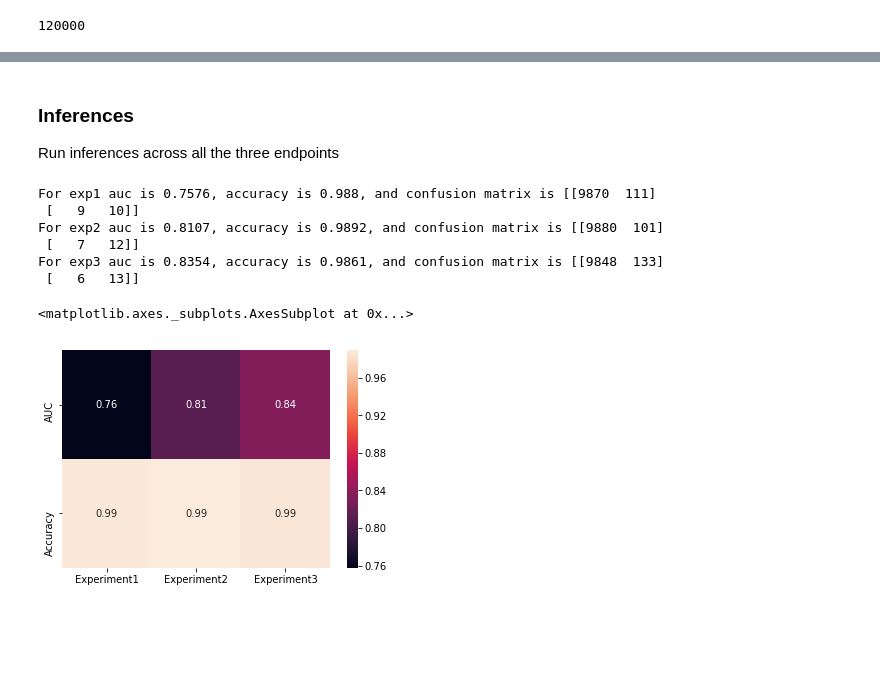
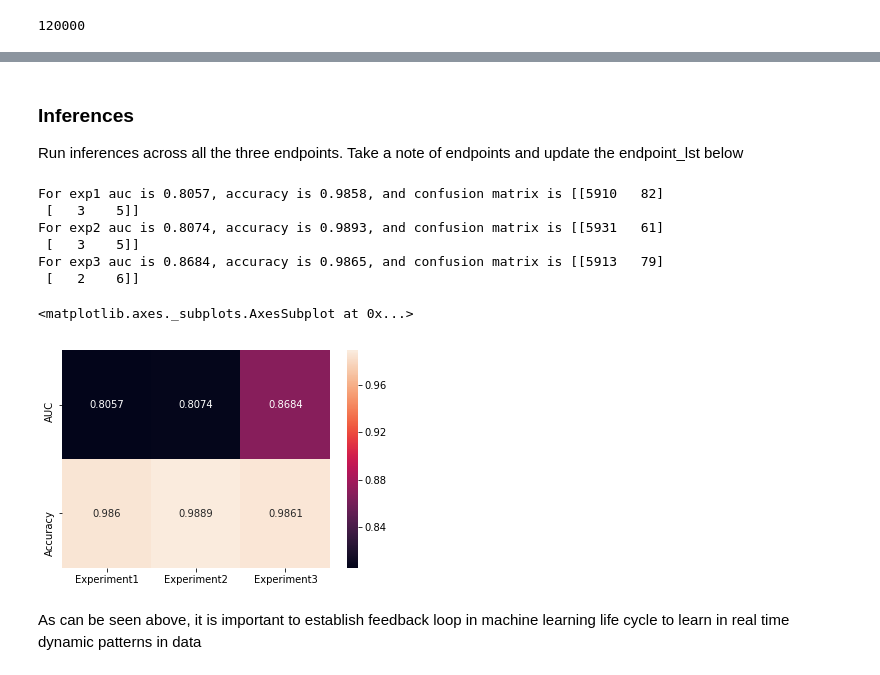
Before and after one commit to PacktPublishing/Hands-On-Artificial-Intelligence-on-Amazon-Web-Services, a Jupyter notebook: Ch14_ModelPerformanceDegradation/Code/ClickFraud_Tracking.ipynb, the cells around one changed output, grey strips where cells are left out. Cells and saved outputs as stored; diff of their text form; code cells hidden in the pictures; blank space fills up the shorter version.

```diff
--- a/Ch14_ModelPerformanceDegradation/Code/ClickFraud_Tracking.ipynb
+++ b/Ch14_ModelPerformanceDegradation/Code/ClickFraud_Tracking.ipynb
@@ -494,35 +532,37 @@ xgb_model.deploy(initial_instance_count=1,
 # %% [markdown]
 ### Inferences
-Run inferences across all the three endpoints
+Run inferences across all the three endpoints. Take a note of endpoints and update the endpoint_lst below
 # %%
 # Get the deployed endpoint names
 
-enpoint_lst = ['xgboost-2019-05-12-22-26-51-776' , 'xgboost-2019-05-12-22-18-44-944', 'xgboost-2019-05-12-22-08-24-547']  #exp1, exp2, exp3
+enpoint_lst = ['xgboost-2019-06-24-15-22-33-935' , 'xgboost-2019-06-24-15-31-29-918', 'xgboost-2019-06-24-15-40-47-429']  #exp1, exp2, exp3
 predictions = {}
 
 for ind, endpoint in enumerate(enpoint_lst):
     xgb_predictor = sagemaker.predictor.RealTimePredictor(endpoint, sagemaker_session=sess, serializer=csv_serializer, deserializer=None, content_type='text/csv', accept=None)
-    predictions[exp_lst[ind]] = xgb_predictor.predict(test_data.as_matrix()[:10000, 1:]).decode('utf-8')
+    predictions[exp_lst[ind]] = xgb_predictor.predict(test_data.values[:6000, 1:]).decode('utf-8')
     predictions[exp_lst[ind]] = np.fromstring(predictions[exp_lst[ind]][1:], sep=',') #A new 1-D array initialized from text data in a string.
 #     pd.crosstab(index=test_data.as_matrix()[:10000, 0], columns=np.round(predictions[exp_lst[ind]]), rownames=['actual'], colnames=['predictions'])
 #     plt.hist(predictions1)
 #     plt.show()
-    c_mat = confusion_matrix(test_data.as_matrix()[:10000, 0], np.round(predictions[exp_lst[ind]])) ## Predicted vs. actual outcome
-    accuracy = round(accuracy_score(test_data.as_matrix()[:10000, 0], np.round(predictions[exp_lst[ind]])), 4) ## Overall accuracy
-    auc = round(roc_auc_score(test_data.as_matrix()[:10000, 0], np.round(predictions[exp_lst[ind]])), 4)
+    c_mat = confusion_matrix(test_data.values[:6000, 0], np.round(predictions[exp_lst[ind]])) ## Predicted vs. actual outcome
+    accuracy = round(accuracy_score(test_data.values[:6000, 0], np.round(predictions[exp_lst[ind]])), 4) ## Overall accuracy
+    auc = round(roc_auc_score(test_data.values[:6000, 0], np.round(predictions[exp_lst[ind]])), 4)
     print('For {} auc is {}, accuracy is {}, and confusion matrix is {}'.format(exp_lst[ind], auc, accuracy, c_mat))
 # %% [output]
-For exp1 auc is 0.7576, accuracy is 0.988, and confusion matrix is [[9870  111]
- [   9   10]]
-For exp2 auc is 0.8107, accuracy is 0.9892, and confusion matrix is [[9880  101]
- [   7   12]]
-For exp3 auc is 0.8354, accuracy is 0.9861, and confusion matrix is [[9848  133]
- [   6   13]]
+For exp1 auc is 0.8057, accuracy is 0.9858, and confusion matrix is [[5910   82]
+ [   3    5]]
+For exp2 auc is 0.8074, accuracy is 0.9893, and confusion matrix is [[5931   61]
+ [   3    5]]
+For exp3 auc is 0.8684, accuracy is 0.9865, and confusion matrix is [[5913   79]
+ [   2    6]]
 # %%
 Index= ['AUC', 'Accuracy']
-df_model_perf = pd.DataFrame({'Experiment1': [0.7576, 0.988], 'Experiment2': [0.8107, 0.9892], 'Experiment3': [0.8354, 0.9861]}, index=Index)
+df_model_perf = pd.DataFrame({'Experiment1': [0.8057, 0.986], 'Experiment2': [0.8074, 0.9889], 'Experiment3': [0.8684, 0.9861]}, index=Index)
 
-sns.heatmap(df_model_perf, annot=True)
+sns.heatmap(df_model_perf, annot=True, fmt='.4g')
 # %% [output]
 <matplotlib.axes._subplots.AxesSubplot at 0x...>
-[figure, old version]
+[figure, new version]
+# %% [markdown]
+As can be seen above, it is important to establish feedback loop in machine learning life cycle to learn in real time dynamic patterns in data
```
Also changed, not shown: parts of 43 cells of this notebook, 27 other files.
